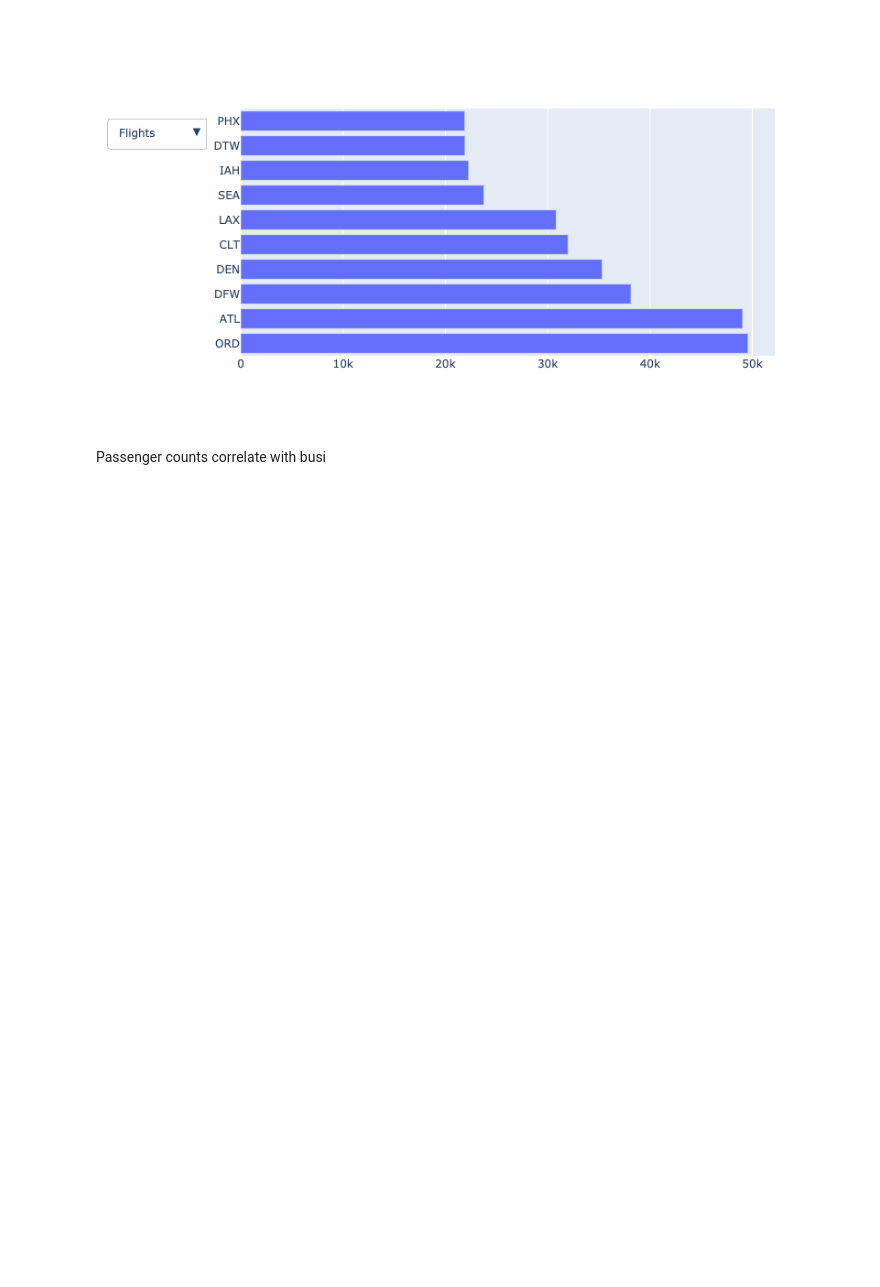
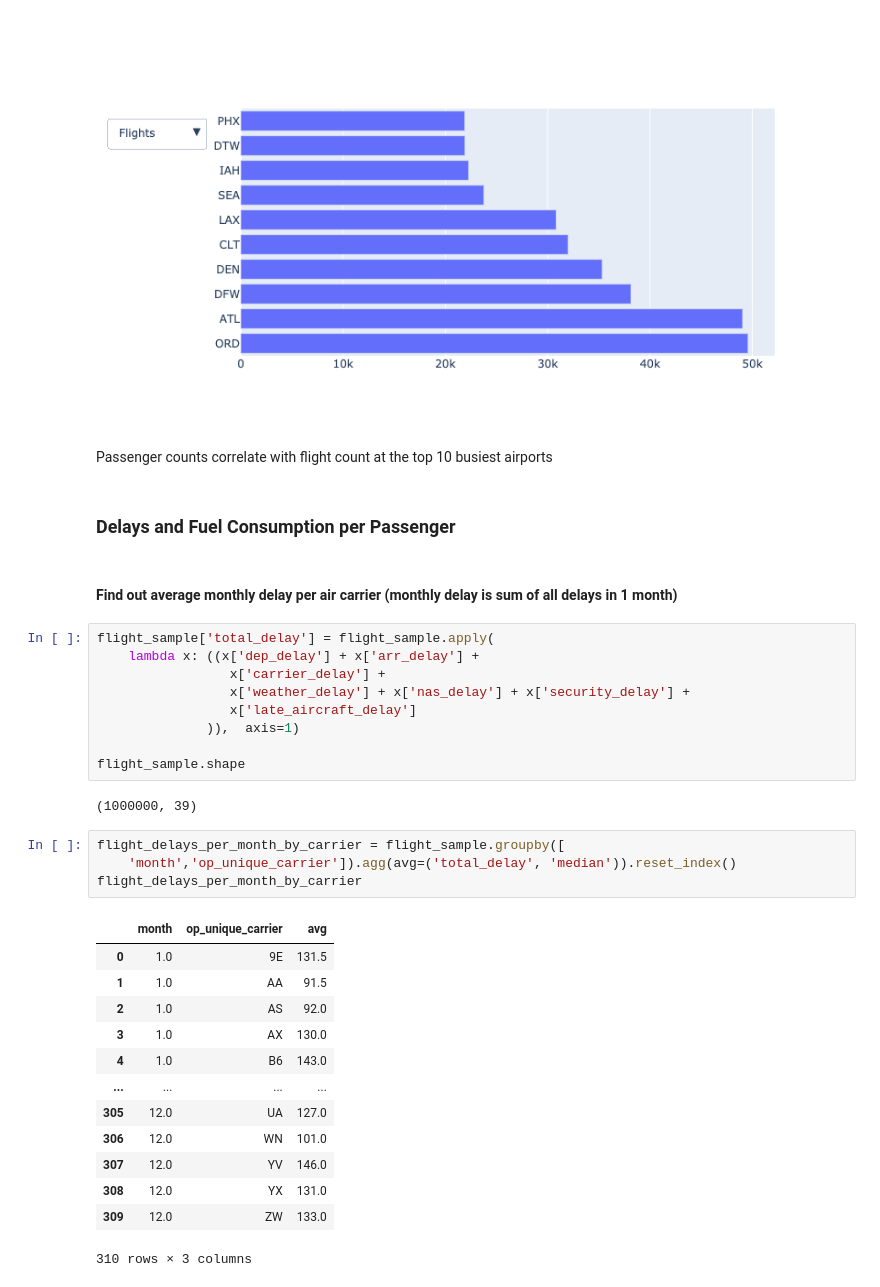
Before and after one commit to GailB-ca/lighthouse-mid-term-project, a Jupyter notebook: Flights Dataframe 2.ipynb, the cells around one changed output. Drawn from its saved outputs; the diff is of its cells as text; blank space fills up the shorter version.

```diff
--- a/Flights Dataframe 2.ipynb
+++ b/Flights Dataframe 2.ipynb
@@ -412,4 +412,37 @@ fig.show()
 # %% [output]
 [figure]
 # %% [markdown]
-Passenger counts correlate with busi
+Passenger counts correlate with flight count at the top 10 busiest airports
+# %% [markdown]
+### Delays and Fuel Consumption per Passenger
+# %% [markdown]
+#### Find out average monthly delay per air carrier (monthly delay is sum of all delays in 1 month)
+# %%
+flight_sample['total_delay'] = flight_sample.apply(
+    lambda x: ((x['dep_delay'] + x['arr_delay'] +
+                 x['carrier_delay'] +
+                 x['weather_delay'] + x['nas_delay'] + x['security_delay'] +
+                 x['late_aircraft_delay']
+              )),  axis=1)
+
+flight_sample.shape
+# %% [output]
+(1000000, 39)
+# %%
+flight_delays_per_month_by_carrier = flight_sample.groupby([
+    'month','op_unique_carrier']).agg(avg=('total_delay', 'median')).reset_index()
+flight_delays_per_month_by_carrier
+# %% [output]
+|  | month | op_unique_carrier | avg |
+| 0 | 1.0 | 9E | 131.5 |
+| 1 | 1.0 | AA | 91.5 |
+| 2 | 1.0 | AS | 92.0 |
+| 3 | 1.0 | AX | 130.0 |
+| 4 | 1.0 | B6 | 143.0 |
+| ... | ... | ... | ... |
+| 305 | 12.0 | UA | 127.0 |
+| 306 | 12.0 | WN | 101.0 |
+| 307 | 12.0 | YV | 146.0 |
+| 308 | 12.0 | YX | 131.0 |
+| 309 | 12.0 | ZW | 133.0 |
+310 rows × 3 columns
```
Also changed, not shown: parts of 9 cells of this notebook.
